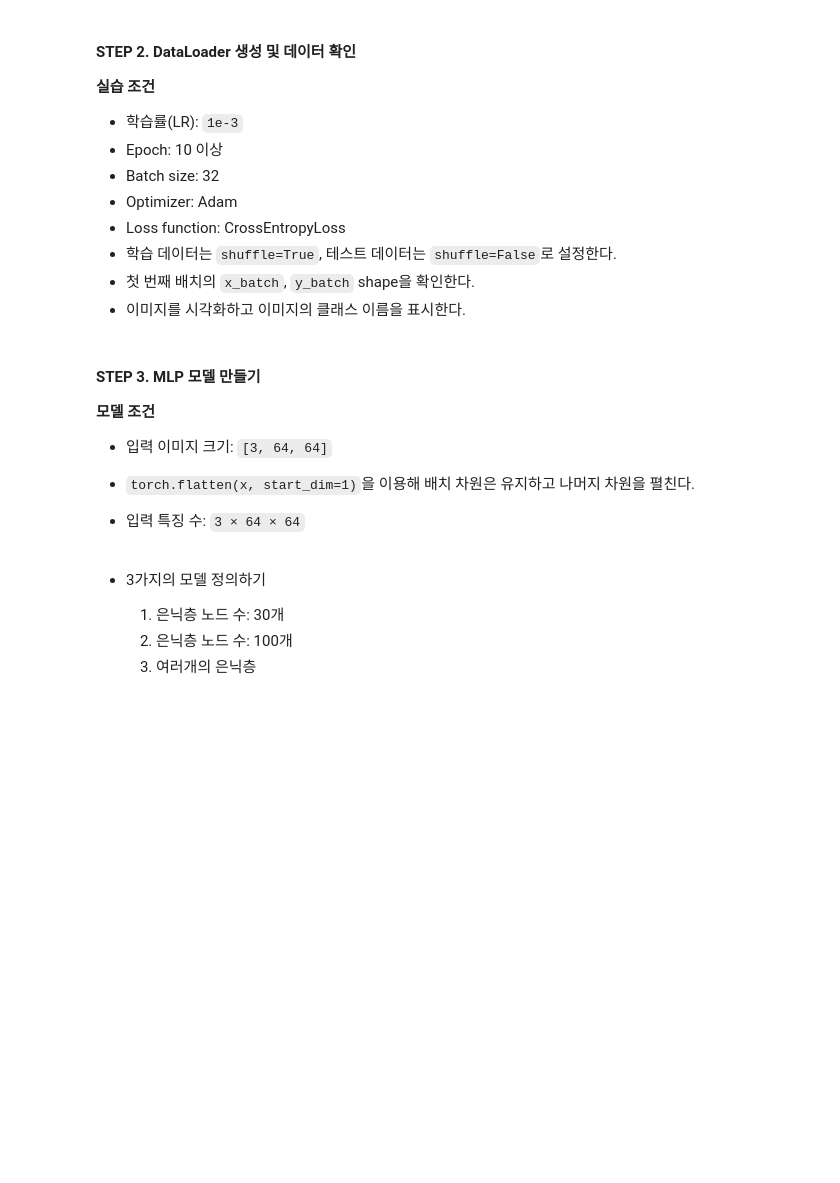
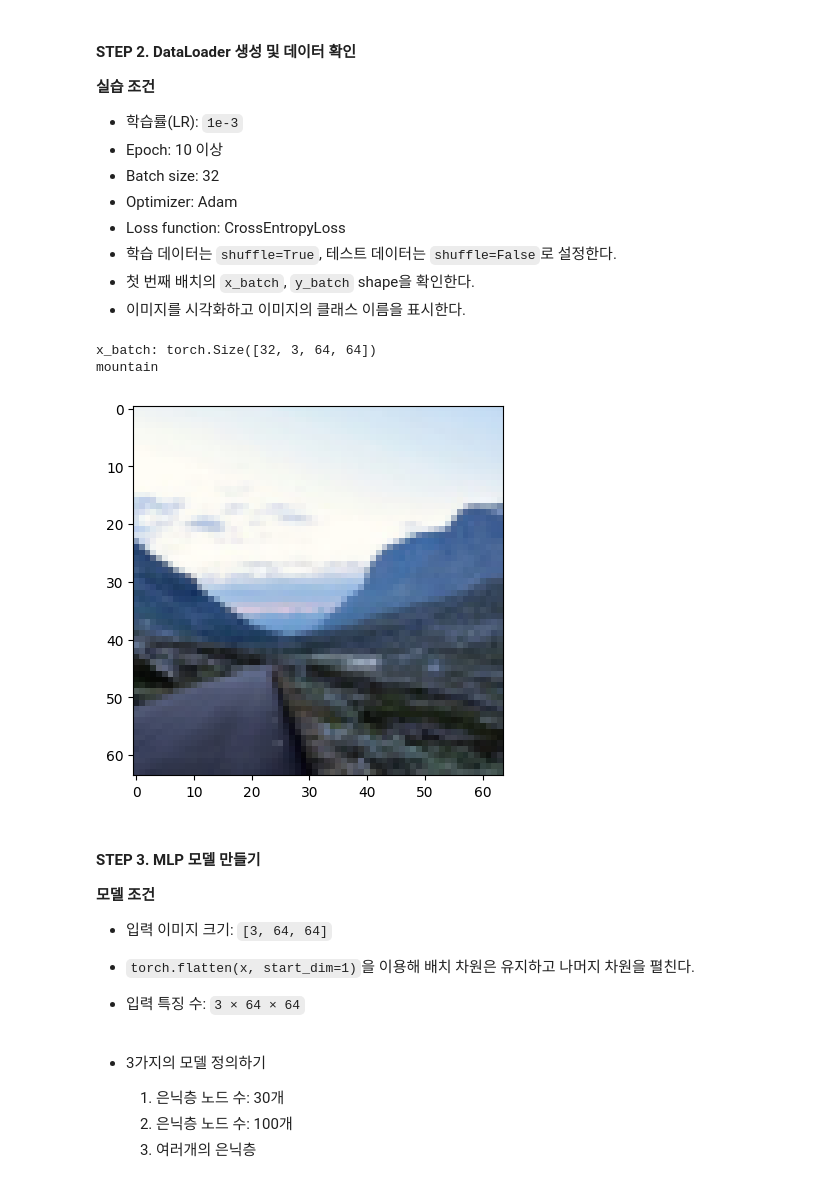
Before and after one commit to aitjoeun/PyTorch, a Jupyter notebook: 04.multiclass/04.multiclass_Intel_Image.ipynb, the cells around one changed output. Saved outputs shown, nothing was run; the diff lists cells and outputs as text; code cells hidden in the pictures; blank space fills up the shorter version.

```diff
--- a/04.multiclass/04.multiclass_Intel_Image.ipynb
+++ b/04.multiclass/04.multiclass_Intel_Image.ipynb
@@ -37 +57,14 @@
+# %%
+BATCH_SIZE = 32
+LR = 1e-3
+EPOCH = 10
+criterion = nn.CrossEntropyLoss()
+new_model_train = True
+model_type = "MLP_shallow"
+dataset = "intel_image"
+
+save_dir = "/content/drive/MyDrive/Colab Notebooks/results"
+os.makedirs(save_dir, exist_ok=True)
+
+save_model_path = f"{save_dir}/{model_type}_{dataset}.pt"
 # %%
@@ -65,3 +99,15 @@ transform = transforms.Compose([
     transforms.Resize((64, 64)),
     transforms.ToTensor()
 ])
+train_DS = datasets.ImageFolder(
+    root=f'{data_dir}/seg_train/seg_train',
+    transform=transform
+)
+
+test_DS = datasets.ImageFolder(
+    root=f'{data_dir}/seg_test/seg_test',
+    transform=transform
+)
+
+train_DL = DataLoader(train_DS, batch_size=BATCH_SIZE, shuffle=True)
+test_DL = DataLoader(test_DS, batch_size=BATCH_SIZE, shuffle=False)
@@ -77,6 +133,20 @@ transform = transforms.Compose([
 - 학습 데이터는 `shuffle=True`, 테스트 데이터는 `shuffle=False`로 설정한다.
 - 첫 번째 배치의 `x_batch`, `y_batch` shape을 확인한다.
 - 이미지를 시각화하고 이미지의 클래스 이름을 표시한다.
+# %%
+train_DL = DataLoader(train_DS, batch_size=BATCH_SIZE, shuffle=True)
+test_DL = DataLoader(test_DS, batch_size=BATCH_SIZE, shuffle=False)
+
+x_batch, y_batch = next(iter(train_DL))
+print("x_batch:", x_batch.shape)  # [batch_size, 3, 64, 64]
+
+# 이미지 1장
+plt.imshow(x_batch[0].permute(1,2,0))
+print(test_DS.classes[y_batch[0]])
+# %% [output]
+x_batch: torch.Size([32, 3, 64, 64])
+mountain
+[figure, added]
 # %% [markdown]
 #### STEP 3. MLP 모델 만들기
 
```
Also changed, not shown: parts of 12 cells of this notebook, 2 other files.
